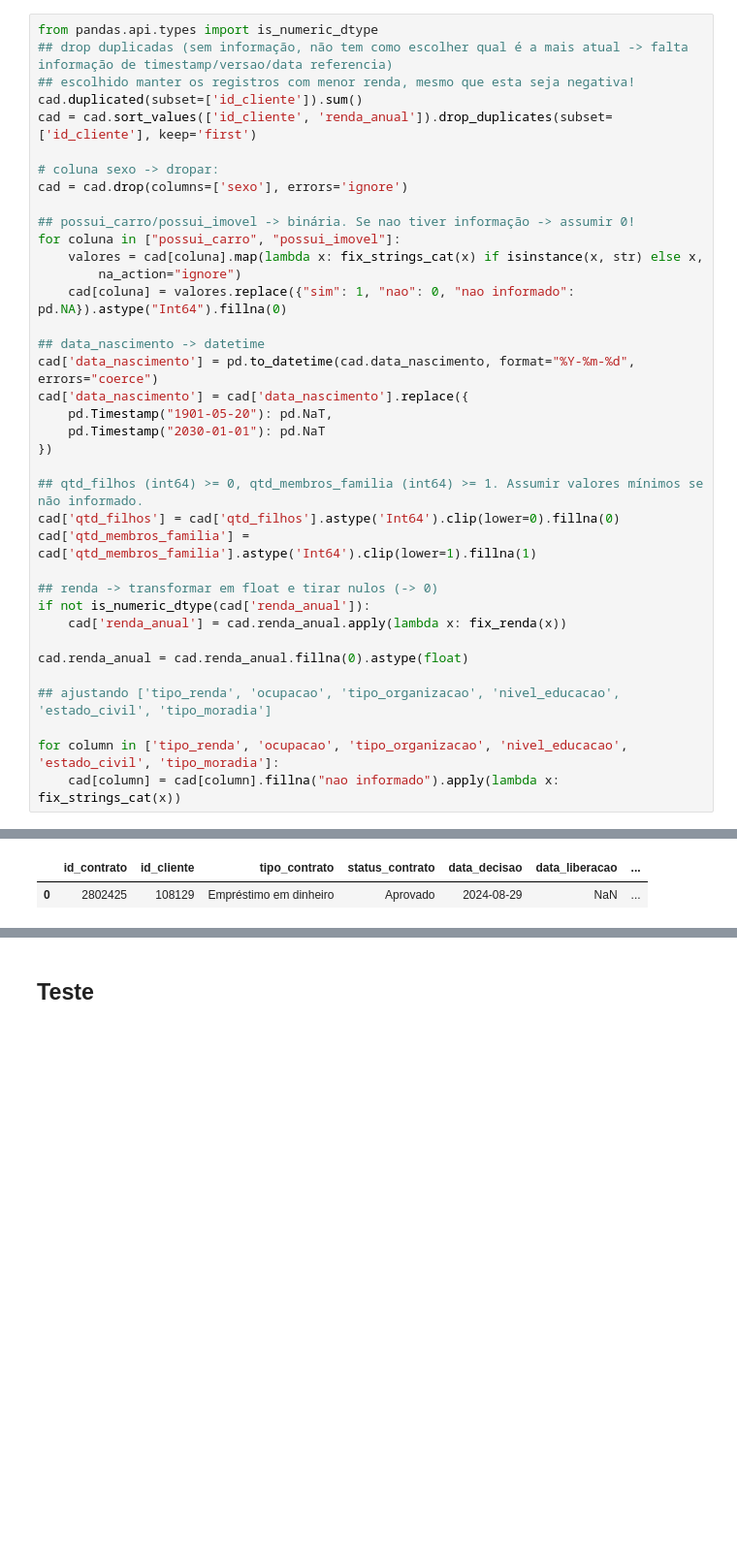
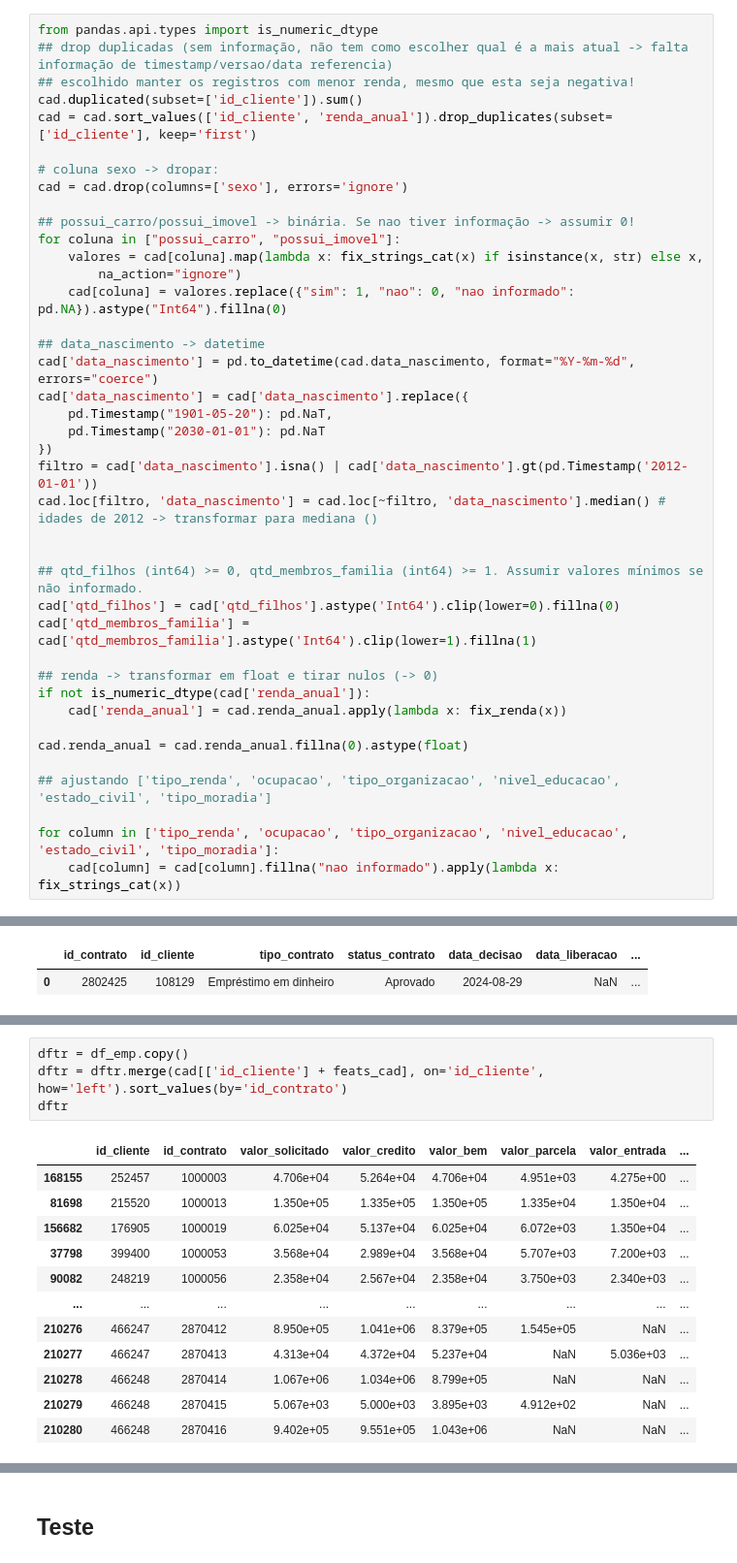
Before and after one commit to jopelmds/Case-credito-inadimplencia-wecogno, a Jupyter notebook: notebooks/1_dataprep.ipynb, the cells around one changed output, grey strips where cells are left out. Shown at 97% size. Drawn from its saved outputs; the diff is of its cells as text; blank space fills up the shorter version.

```diff
--- a/notebooks/1_dataprep.ipynb
+++ b/notebooks/1_dataprep.ipynb
@@ -355,6 +313,9 @@ cad['data_nascimento'] = cad['data_nascimento'].replace({
     pd.Timestamp("1901-05-20"): pd.NaT,
     pd.Timestamp("2030-01-01"): pd.NaT
 })
+filtro = cad['data_nascimento'].isna() | cad['data_nascimento'].gt(pd.Timestamp('2012-01-01'))
+cad.loc[filtro, 'data_nascimento'] = cad.loc[~filtro, 'data_nascimento'].median() # idades de 2012 -> transformar para mediana ()
+
 
 ## qtd_filhos (int64) >= 0, qtd_membros_familia (int64) >= 1. Assumir valores mínimos se não informado.
 cad['qtd_filhos'] = cad['qtd_filhos'].astype('Int64').clip(lower=0).fillna(0)
@@ -579,0 +653,17 @@ df_tst
+# %%
+dftr = df_emp.copy()
+dftr = dftr.merge(cad[['id_cliente'] + feats_cad], on='id_cliente', how='left').sort_values(by='id_contrato')
+dftr
+# %% [output]
+|  | id_cliente | id_contrato | valor_solicitado | valor_credito | valor_bem | valor_parcela | valor_entrada | ... |
+| 168155 | 252457 | 1000003 | 4.706e+04 | 5.264e+04 | 4.706e+04 | 4.951e+03 | 4.275e+00 | ... |
+| 81698 | 215520 | 1000013 | 1.350e+05 | 1.335e+05 | 1.350e+05 | 1.335e+04 | 1.350e+04 | ... |
+| 156682 | 176905 | 1000019 | 6.025e+04 | 5.137e+04 | 6.025e+04 | 6.072e+03 | 1.350e+04 | ... |
+| 37798 | 399400 | 1000053 | 3.568e+04 | 2.989e+04 | 3.568e+04 | 5.707e+03 | 7.200e+03 | ... |
+| 90082 | 248219 | 1000056 | 2.358e+04 | 2.567e+04 | 2.358e+04 | 3.750e+03 | 2.340e+03 | ... |
+| ... | ... | ... | ... | ... | ... | ... | ... | ... |
+| 210276 | 466247 | 2870412 | 8.950e+05 | 1.041e+06 | 8.379e+05 | 1.545e+05 | NaN | ... |
+| 210277 | 466247 | 2870413 | 4.313e+04 | 4.372e+04 | 5.237e+04 | NaN | 5.036e+03 | ... |
+| 210278 | 466248 | 2870414 | 1.067e+06 | 1.034e+06 | 8.799e+05 | NaN | NaN | ... |
+| 210279 | 466248 | 2870415 | 5.067e+03 | 5.000e+03 | 3.895e+03 | 4.912e+02 | NaN | ... |
+| 210280 | 466248 | 2870416 | 9.402e+05 | 9.551e+05 | 1.043e+06 | NaN | NaN | ... |
```
Also changed, not shown: parts of 69 cells of this notebook.
